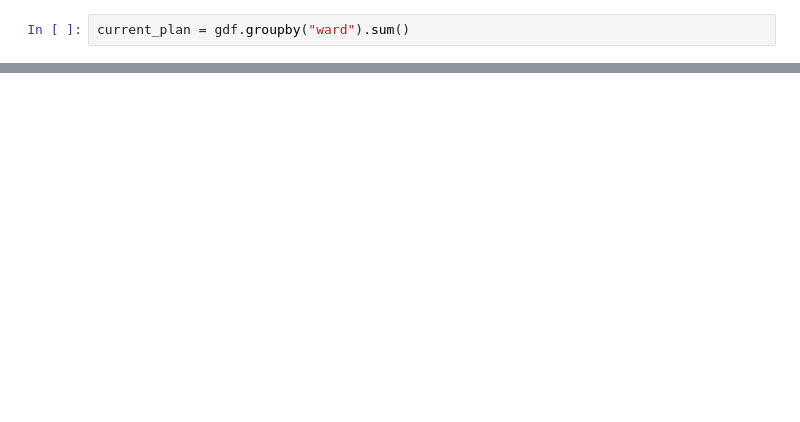
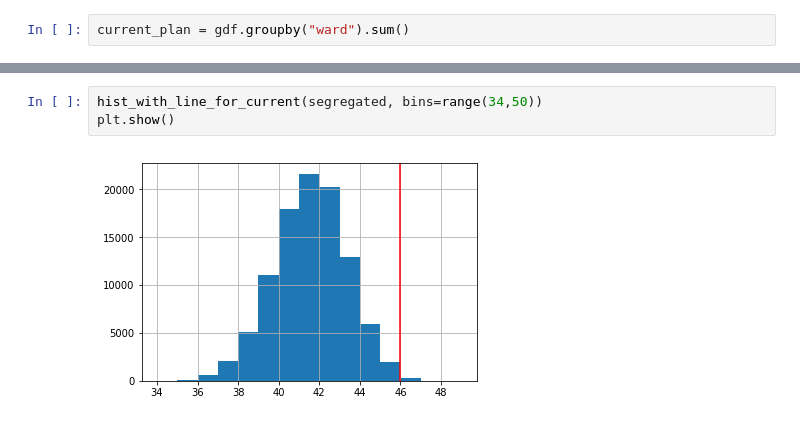
Before and after one commit to mggg/chicago, a Jupyter notebook: ensembles/Analysis.ipynb, the cells around one changed output, grey strips where cells are left out. Drawn from its saved outputs; the diff is of its cells as text; blank space fills up the shorter version.

```diff
--- a/ensembles/Analysis.ipynb
+++ b/ensembles/Analysis.ipynb
@@ -155,0 +143,5 @@ from gerrychain
+# %%
+hist_with_line_for_current(segregated, bins=range(34,50))
+plt.show()
+# %% [output]
+[figure, added]
```
Also changed, not shown: parts of 83 cells of this notebook, 26 other files.
